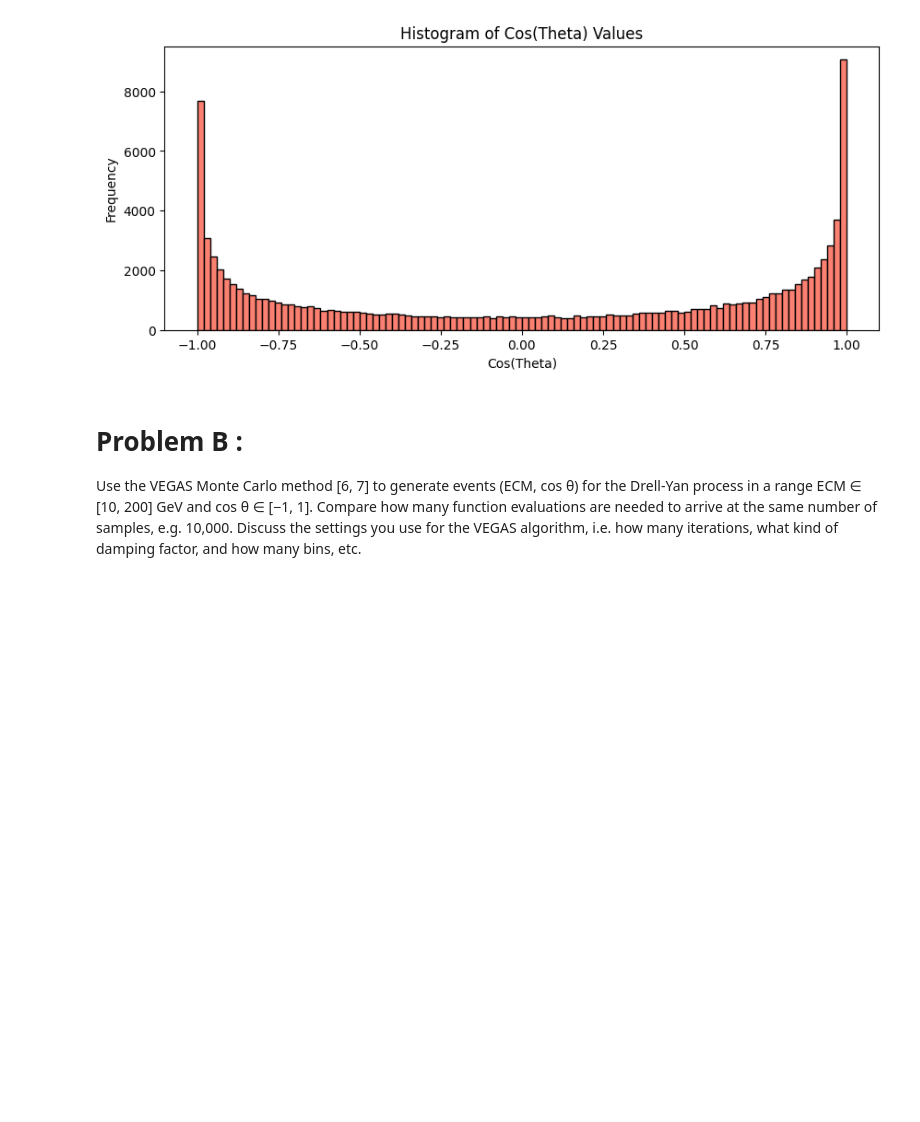
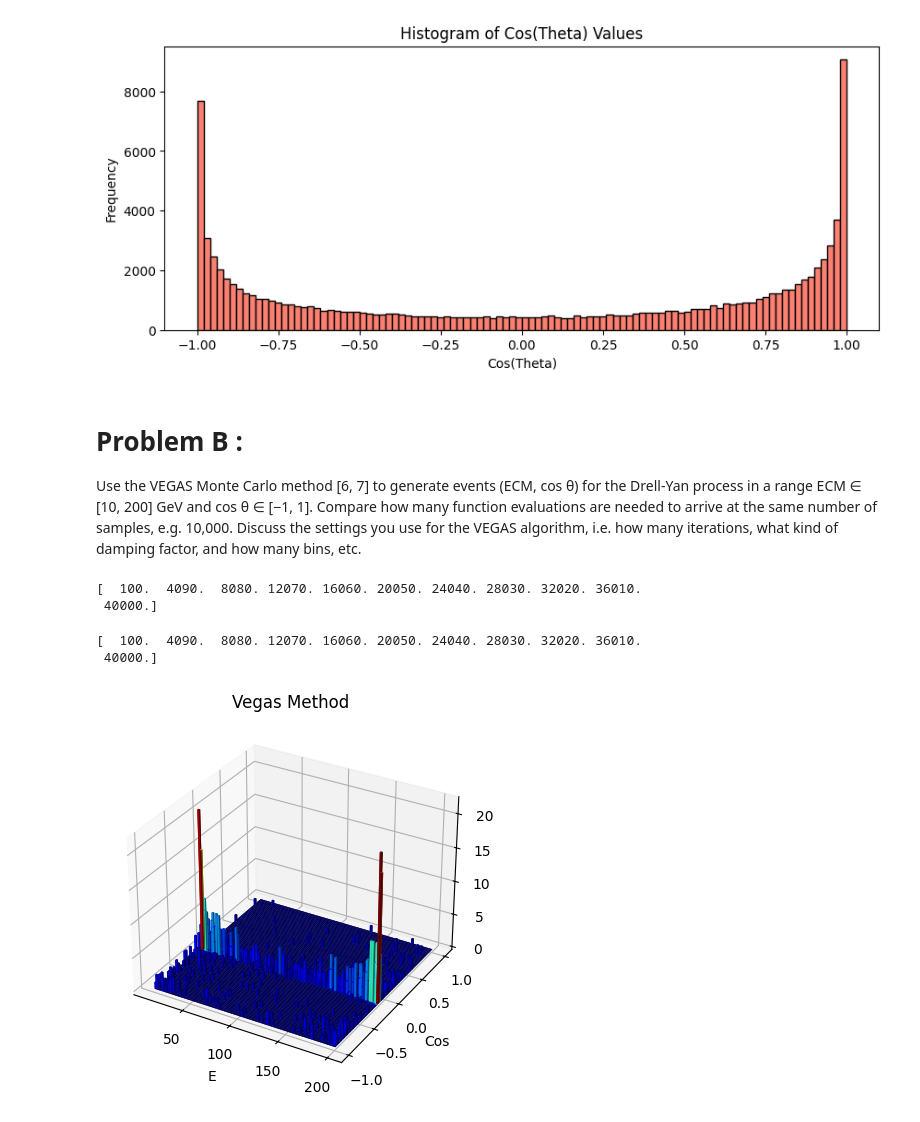
Before and after one commit to Alfredolazagna/Drell-Yan-Production-with-VEGAS-C-, a Jupyter notebook: drell-yan.ipynb, the cells around one changed output. Saved outputs shown, nothing was run; the diff lists cells and outputs as text; code cells hidden in the pictures; blank space fills up the shorter version.

```diff
--- a/drell-yan.ipynb
+++ b/drell-yan.ipynb
@@ -259,3 +259,15 @@ Use the VEGAS Monte Carlo method [6, 7] to generate events (ECM, cos θ) for the
 process in a range ECM ∈ [10, 200] GeV and cos θ ∈ [−1, 1]. Compare how many function evaluations are
 needed to arrive at the same number of samples, e.g. 10,000. Discuss the settings you use for the VEGAS
 algorithm, i.e. how many iterations, what kind of damping factor, and how many bins, etc.
+# %%
+sLow = SMIN + (SMAX - SMIN) / 10 * np.arange(10+1)
+print(sLow)
+# %% [output]
+[  100.  4090.  8080. 12070. 16060. 20050. 24040. 28030. 32020. 36010.
+ 40000.]
+# %%
+sLOW = np.linspace(SMIN, SMAX, 11)
+print(sLOW)
+# %% [output]
+[  100.  4090.  8080. 12070. 16060. 20050. 24040. 28030. 32020. 36010.
+ 40000.]
@@ -261,0 +390,6 @@ algorithm, i.e. how many iterations, what kind of damping factor, and how many b
+# %%
+vegas_result = vegas(1_000, 0.5, seed=64)
+# %%
+lego_plot(np.sqrt(vegas_result["yy1vegas"]), np.cos(vegas_result["yy2vegas"]), 100, "E", "Cos", "Vegas Method")
+# %% [output]
+[figure, added]
```
Also changed, not shown: parts of 2 cells of this notebook.
